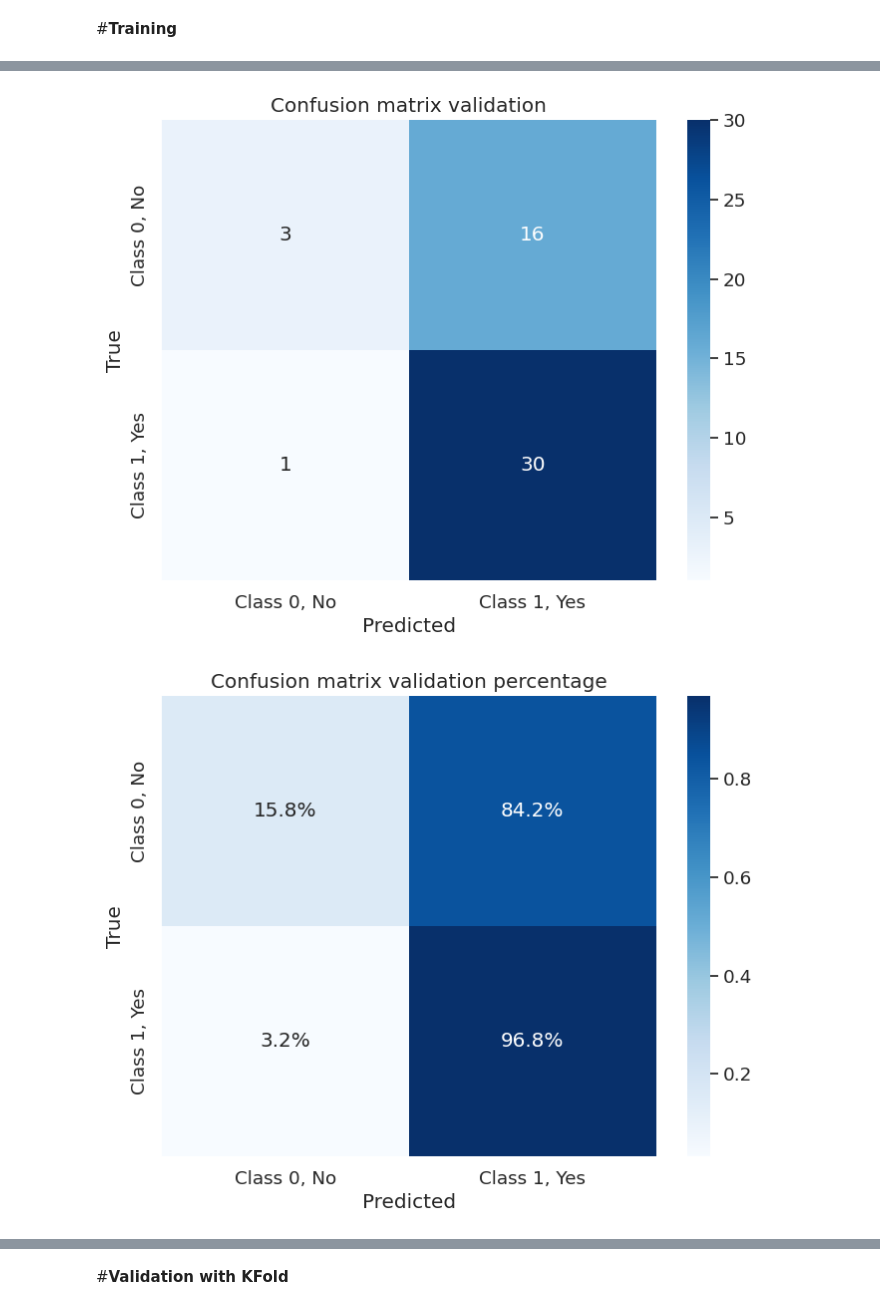
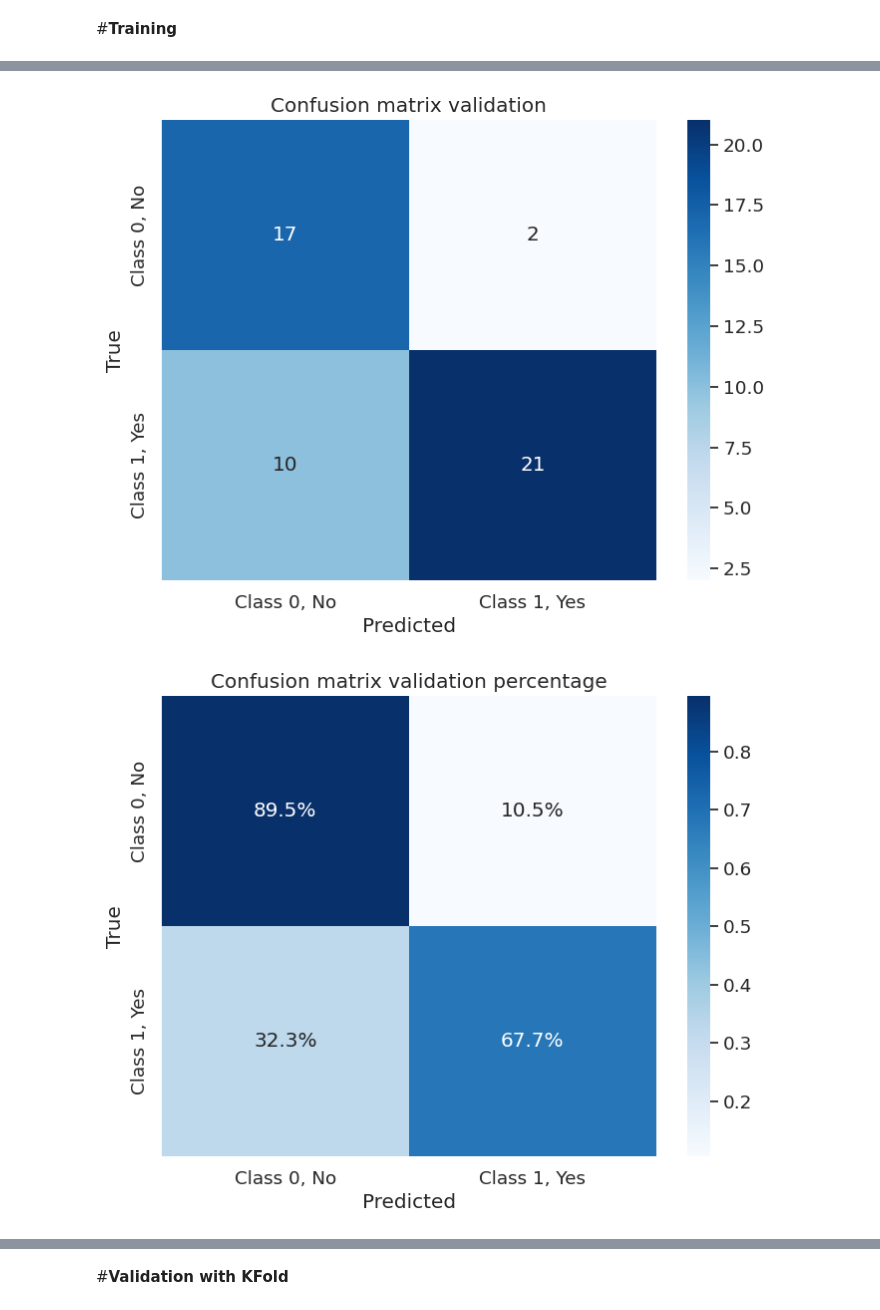
Before and after one commit to gqkd/MRI_Brain_Tumor_Detection, a Jupyter notebook: Brain_Tumor_Detection.ipynb, the cells around one changed output, grey strips where cells are left out. Cells and saved outputs as stored; diff of their text form; code cells hidden in the pictures.

Commit message:
test for kfold

```diff
--- a/Brain_Tumor_Detection.ipynb
+++ b/Brain_Tumor_Detection.ipynb
@@ -1013,4 +1039,14 @@ Epoch 15: early stopping
 # %%
+#preprocessing for the validation and test
+
+# Create an empty array to store preprocessed images
+pre_X_test = np.empty_like(X_test_crop)
+pre_X_val = np.empty_like(X_val_crop)
+
+# Preprocess each image in X_test using a loop
+pre_X_test = np.array([preprocess_input(img) for img in X_test_crop])
+pre_X_val = np.array([preprocess_input(img) for img in X_val_crop])
+
 # Define class labels (assuming 0, not tumor, and 1, yes tumor)
 class_names = ['Class 0, No', 'Class 1, Yes']
 
@@ -1018,7 +1054,7 @@ class_names = ['Class 0, No', 'Class 1, Yes']
 model = tf.keras.models.load_model(save_weights_at)
 
 # validate on validation set
-predictions = model.predict(X_val_crop)
+predictions = model.predict(pre_X_val)
 
 #plot predictions
 # plt.figure()
@@ -1037,7 +1073,7 @@ plot_cm(cm, class_names, title = 'Confusion matrix validation')
 plot_cm(cm, class_names, normalize = True, title = 'Confusion matrix validation percentage')
 
 # validate on test set
-predictions = model.predict(X_test_crop)
+predictions = model.predict(pre_X_test)
 
 #plot predictions
 # plt.figure()
@@ -1062,2 +1098,2 @@ Test Accuracy = 0.60
-[figure, old version]
+[figure, new version]
-[figure, old version]
+[figure, new version]
```
Also changed, not shown: parts of 17 cells of this notebook.
